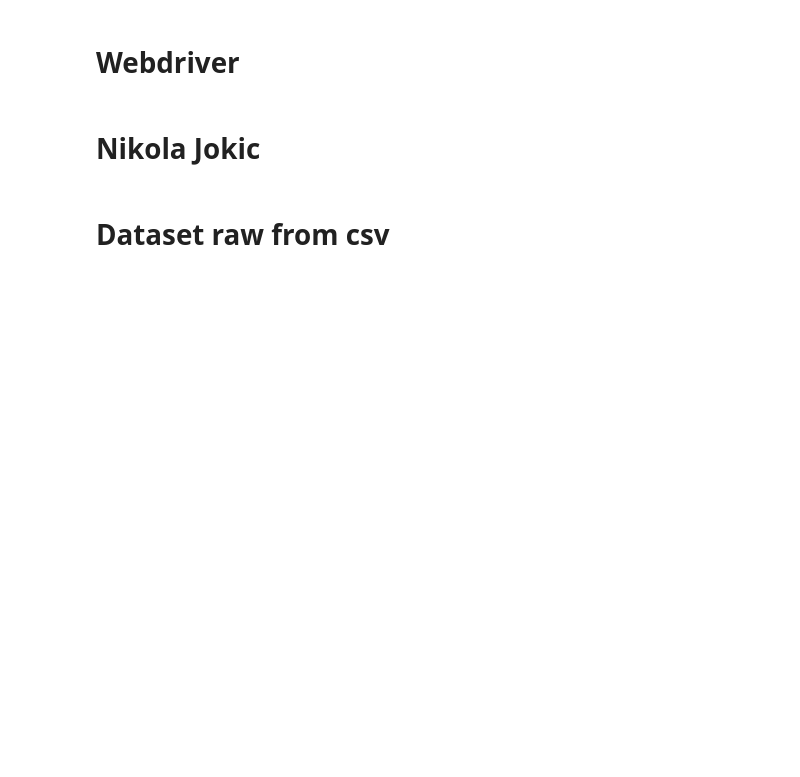
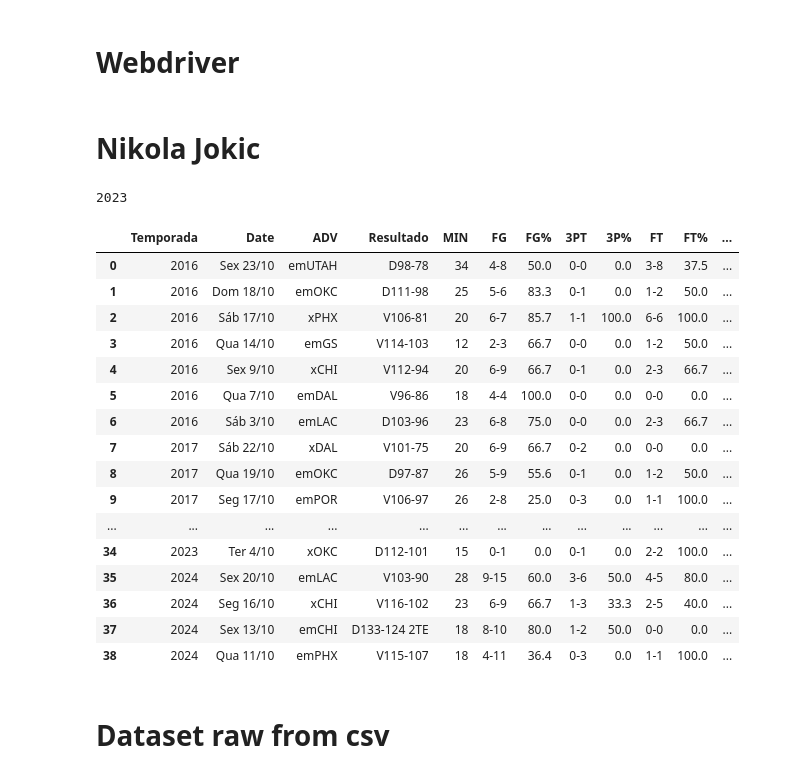
Before and after one commit to victorpecine/nba_data_science, a Jupyter notebook: nba_stats_jokic.ipynb, the cells around one changed output. Cells and saved outputs as stored; diff of their text form; code cells hidden in the pictures; blank space fills up the shorter version.

Commit message:
atualizacao scrapping para incluir temporada atual

```diff
--- a/nba_stats_jokic.ipynb
+++ b/nba_stats_jokic.ipynb
@@ -34,35 +42,59 @@ Drive already mounted at /content/drive; to attempt to forcibly remount, call dr
 # %% [markdown]
 # Nikola Jokic
+# %%
+wd = webdriver.Chrome(options=options)
+# %%
+ano_atual = datetime.now().year
+
+ano_atual
+# %% [output]
+2023
 # %%
-# wd = webdriver.Chrome(options=options)
+temporadas_jokic = np.arange(2016, ano_atual + 2)
+# Soma 2 para que o range inclua a temporada atual
+# Exemplo: a temporada que começou em 2023 é considerada 2023/2024
 
-# temporadas_jokic = np.arange(2016, 2024)
+lista_dfs = []
 
-# lista_dfs = []
+# Coleta os dados do jogador nas temporadas
+for ano in temporadas_jokic:
+    site = 'https://www.espn.com.br/nba/jogador/jogo-a-jogo/_/id/3112335/tipo/nba/ano/' + str(ano)
 
-# # Coleta os dados do jogador de 2016 a 2023
-# for ano in temporadas_jokic:
-#   site = 'https://www.espn.com.br/nba/jogador/jogo-a-jogo/_/id/3112335/tipo/nba/ano/' + str(ano)
+    wd.get(site)
 
-#   wd.get(site)
+    html = wd.page_source
 
-#   html = wd.page_source
+    scrapping = pd.read_html(html)
 
-#   scrapping = pd.read_html(html)
+    for i, scrap in enumerate(scrapping):
+        # Concatena cada mês vindo do scrap de cada temporada
+        df_stats_ano = pd.concat([scrapping[i]])
 
-#   df_stats_ano = pd.concat([scrapping[0],
-#                             scrapping[1],
-#                             scrapping[2],
-#                             scrapping[3],
-#                             scrapping[4],
-#                             scrapping[5],
-#                             scrapping[6]])
+    df_stats_ano.insert(0, 'Temporada', ano)
 
-#   df_stats_ano.insert(0, 'Temporada', ano)
+    lista_dfs.append(df_stats_ano)
 
-#   lista_dfs.append(df_stats_ano)
-
-#   df_stats_jokic = pd.concat(lista_dfs).reset_index(drop=True)
+    df_stats_jokic = pd.concat(lista_dfs).reset_index(drop=True)
+# %%
+df_stats_jokic
+# %% [output]
+|  | Temporada | Date | ADV | Resultado | MIN | FG | FG% | 3PT | 3P% | FT | FT% | ... |
+| 0 | 2016 | Sex 23/10 | emUTAH | D98-78 | 34 | 4-8 | 50.0 | 0-0 | 0.0 | 3-8 | 37.5 | ... |
+| 1 | 2016 | Dom 18/10 | emOKC | D111-98 | 25 | 5-6 | 83.3 | 0-1 | 0.0 | 1-2 | 50.0 | ... |
+| 2 | 2016 | Sáb 17/10 | xPHX | V106-81 | 20 | 6-7 | 85.7 | 1-1 | 100.0 | 6-6 | 100.0 | ... |
+| 3 | 2016 | Qua 14/10 | emGS | V114-103 | 12 | 2-3 | 66.7 | 0-0 | 0.0 | 1-2 | 50.0 | ... |
+| 4 | 2016 | Sex 9/10 | xCHI | V112-94 | 20 | 6-9 | 66.7 | 0-1 | 0.0 | 2-3 | 66.7 | ... |
+| 5 | 2016 | Qua 7/10 | emDAL | V96-86 | 18 | 4-4 | 100.0 | 0-0 | 0.0 | 0-0 | 0.0 | ... |
+| 6 | 2016 | Sáb 3/10 | emLAC | D103-96 | 23 | 6-8 | 75.0 | 0-0 | 0.0 | 2-3 | 66.7 | ... |
+| 7 | 2017 | Sáb 22/10 | xDAL | V101-75 | 20 | 6-9 | 66.7 | 0-2 | 0.0 | 0-0 | 0.0 | ... |
+| 8 | 2017 | Qua 19/10 | emOKC | D97-87 | 26 | 5-9 | 55.6 | 0-1 | 0.0 | 1-2 | 50.0 | ... |
+| 9 | 2017 | Seg 17/10 | emPOR | V106-97 | 26 | 2-8 | 25.0 | 0-3 | 0.0 | 1-1 | 100.0 | ... |
+| ... | ... | ... | ... | ... | ... | ... | ... | ... | ... | ... | ... | ... |
+| 34 | 2023 | Ter 4/10 | xOKC | D112-101 | 15 | 0-1 | 0.0 | 0-1 | 0.0 | 2-2 | 100.0 | ... |
+| 35 | 2024 | Sex 20/10 | emLAC | V103-90 | 28 | 9-15 | 60.0 | 3-6 | 50.0 | 4-5 | 80.0 | ... |
+| 36 | 2024 | Seg 16/10 | xCHI | V116-102 | 23 | 6-9 | 66.7 | 1-3 | 33.3 | 2-5 | 40.0 | ... |
+| 37 | 2024 | Sex 13/10 | emCHI | D133-124 2TE | 18 | 8-10 | 80.0 | 1-2 | 50.0 | 0-0 | 0.0 | ... |
+| 38 | 2024 | Qua 11/10 | emPHX | V115-107 | 18 | 4-11 | 36.4 | 0-3 | 0.0 | 1-1 | 100.0 | ... |
 # %%
 # df_stats_jokic.to_csv('/content/drive/MyDrive/NBA Analysis/nba_stats_jokic_raw.csv',
 #                       encoding='utf-8',
```
Also changed, not shown: parts of 61 cells of this notebook.
